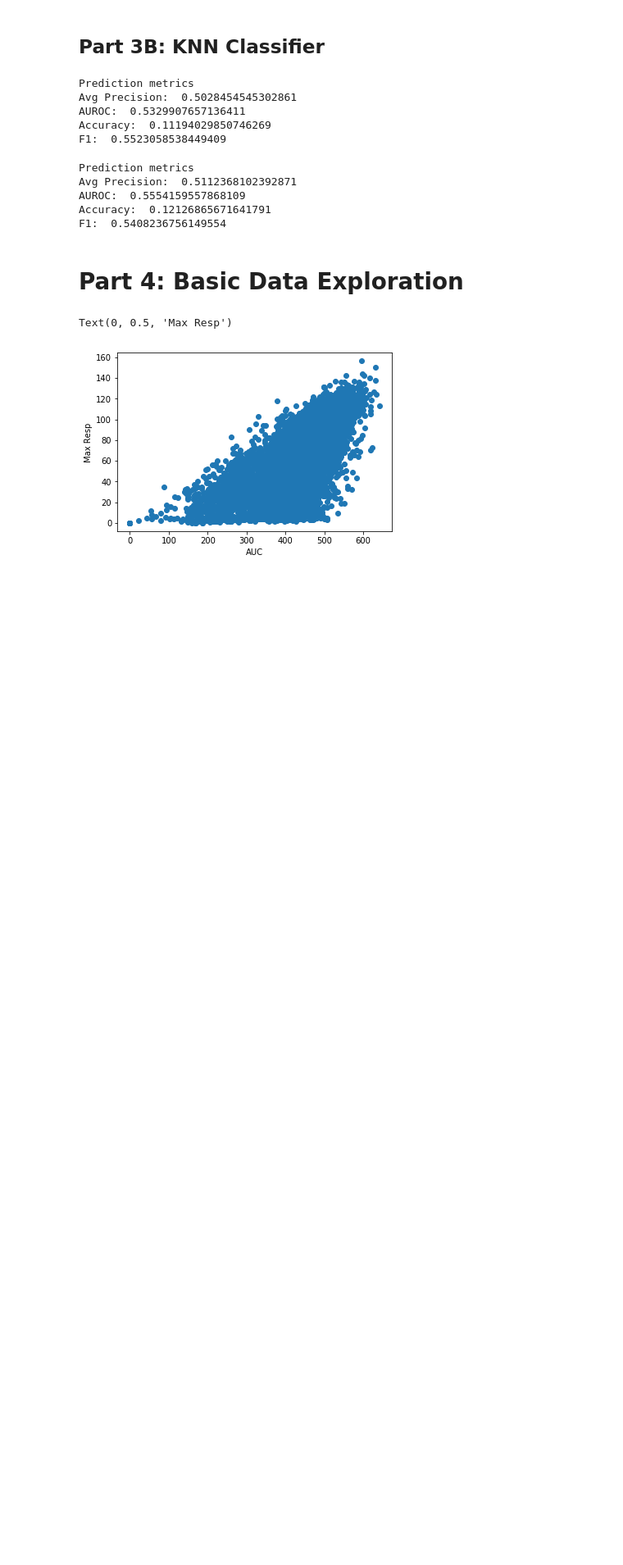
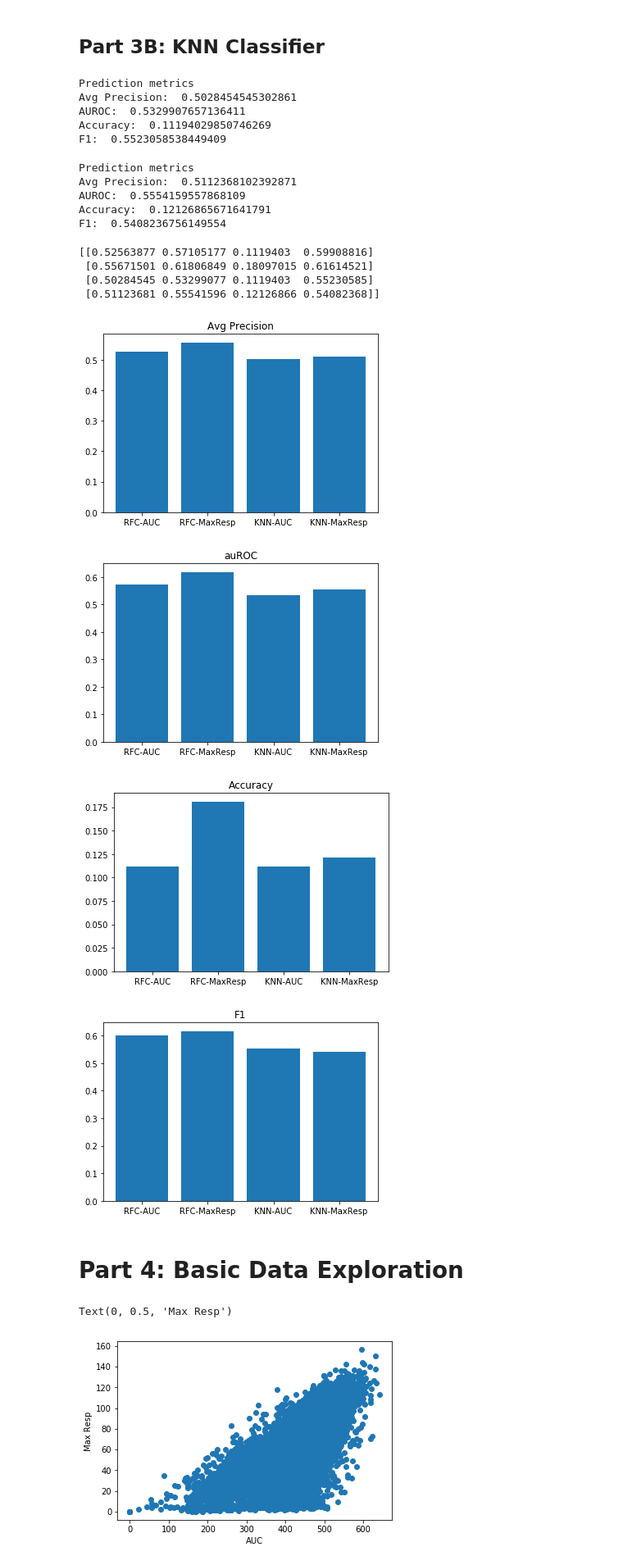
Before and after one commit to adhm271/teamone, a Jupyter notebook: off_the_shelf_regressors.ipynb, the cells around one changed output. Shown at 82% size. Saved outputs shown, nothing was run; the diff lists cells and outputs as text; code cells hidden in the pictures; blank space fills up the shorter version.

```diff
--- a/off_the_shelf_regressors.ipynb
+++ b/off_the_shelf_regressors.ipynb
@@ -410,7 +445,7 @@ clf = RandomForestClassifier(n_estimators=1000, random_state=0, oob_score = True
 clf.fit(train_ft_auc, train_lab_auc)
 y_pred=clf.predict(test_ft_auc)
 print("Prediction metrics")
-compute_classification_metrics(test_lab_auc, y_pred)
+class_rfc_auc = compute_classification_metrics(test_lab_auc, y_pred)
 # %% [output]
 Prediction metrics
 Avg Precision:  0.5256387745619518
@@ -483,7 +519,7 @@ clf = RandomForestClassifier(n_estimators=1000, random_state=0, oob_score = True
 clf.fit(train_ft_resp, train_lab_resp)
 y_pred=clf.predict(test_ft_resp)
 print("Prediction metrics")
-compute_classification_metrics(test_lab_resp, y_pred)
+class_rfc_resp = compute_classification_metrics(test_lab_resp, y_pred)
 # %% [output]
 Prediction metrics
 Avg Precision:  0.5567150089141631
@@ -557,7 +593,7 @@ knn = KNeighborsClassifier(algorithm = 'ball_tree')
 knn.fit(train_ft_auc, train_lab_auc)
 y_pred = knn.predict(test_ft_auc)
 print("Prediction metrics")
-compute_classification_metrics(test_lab_auc, y_pred)
+class_knn_auc = compute_classification_metrics(test_lab_auc, y_pred)
 # %% [output]
 Prediction metrics
 Avg Precision:  0.5028454545302861
@@ -569,13 +605,58 @@ knn = KNeighborsClassifier(algorithm = 'ball_tree')
 knn.fit(train_ft_resp, train_lab_resp)
 y_pred = knn.predict(test_ft_resp)
 print("Prediction metrics")
-compute_classification_metrics(test_lab_resp, y_pred)
+class_knn_resp = compute_classification_metrics(test_lab_resp, y_pred)
 # %% [output]
 Prediction metrics
 Avg Precision:  0.5112368102392871
 AUROC:  0.5554159557868109
 Accuracy:  0.12126865671641791
 F1:  0.5408236756149554
+# %%
+class_metrics = np.zeros((4,4))
+class_metrics[0,:] = class_rfc_auc
+class_metrics[1,:] = class_rfc_resp
+class_metrics[2,:] = class_knn_auc
+class_metrics[3,:] = class_knn_resp
+
+print(class_metrics)
+
+bars = ('RFC-AUC', 'RFC-MaxResp', 'KNN-AUC', 'KNN-MaxResp',)
+y_pos = np.arange(len(bars))
+
+# Create bars
+plt.bar(y_pos, class_metrics[:,0])
+plt.xticks(y_pos, bars)
+plt.title('Avg Precision')
+plt.savefig('static/images/classification_precision.png')
+plt.show()
+
+plt.bar(y_pos, class_metrics[:,1])
+plt.xticks(y_pos, bars)
+plt.title('auROC')
+plt.savefig('static/images/classification_auroc.png')
+plt.show()
+
+plt.bar(y_pos, class_metrics[:,2])
+plt.xticks(y_pos, bars)
+plt.title('Accuracy')
+plt.savefig('static/images/classification_accuracy.png')
+plt.show()
+
+plt.bar(y_pos, class_metrics[:,3])
+plt.xticks(y_pos, bars)
+plt.title('F1')
+plt.savefig('static/images/classification_f1.png')
+plt.show()
+# %% [output]
+[[0.52563877 0.57105177 0.1119403  0.59908816]
+ [0.55671501 0.61806849 0.18097015 0.61614521]
+ [0.50284545 0.53299077 0.1119403  0.55230585]
+ [0.51123681 0.55541596 0.12126866 0.54082368]]
+[figure, added]
+[figure, added]
+[figure, added]
+[figure, added]
 # %% [markdown]
 # Part 4: Basic Data Exploration
 # %%
```
Also changed, not shown: parts of 7 cells of this notebook, 15 other files.
